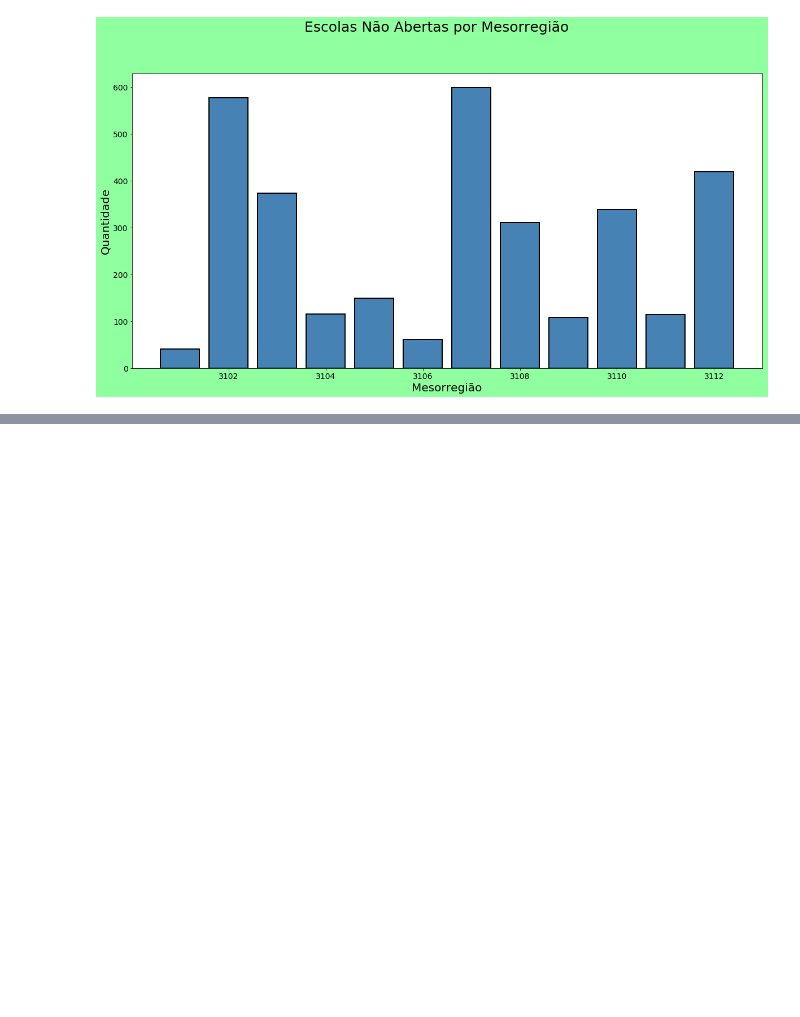
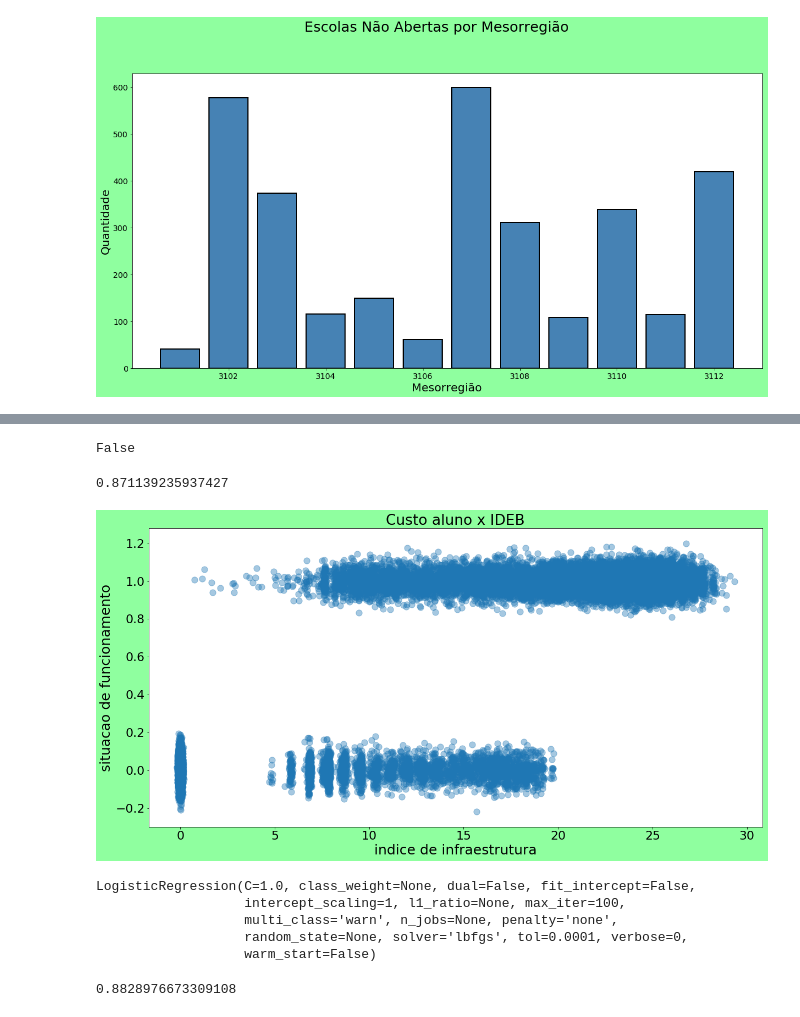
Before and after one commit to martimallow/escola_fechada, a Jupyter notebook: primeiras_analises.ipynb, the cells around one changed output, grey strips where cells are left out. Saved outputs shown, nothing was run; the diff lists cells and outputs as text; code cells hidden in the pictures; blank space fills up the shorter version.

Commit message:
modelo logistico funcionando

```diff
--- a/primeiras_analises.ipynb
+++ b/primeiras_analises.ipynb
@@ -47,3 +29,5 @@ Conteudo:
+# %%
+df2010 = pd.read_csv('csv/completa2010_sit2018.csv', sep=','  , engine='python')
 # %%
 fig = plt.figure(figsize = (20, 10))
 fig.patch.set_facecolor('xkcd:mint green')
@@ -105,0 +100,13 @@ bar = ax.bar(w_q[0], w_q[1], color='steelblue',
+# %%
+# BASE 2010
+df2010 = df2010.apply (pd.to_numeric, errors='coerce')
+df2010 = df2010.fillna(0)
+df2010.isnull().values.any()
+# %% [output]
+False
+# %%
+#juntando todo mundo que nao está aberto como 0
+df2010['TP_SITUACAO_FUNCIONAMENTO_y'] = np.where(df2010['TP_SITUACAO_FUNCIONAMENTO_y'] > 1, 0, df2010['TP_SITUACAO_FUNCIONAMENTO_y'])
+# %%
+df2010 = df2010.astype('float64', raise_on_error = False)
+df2010 = df2010.fillna(0)
@@ -105,0 +183,21 @@ bar = ax.bar(w_q[0], w_q[1], color='steelblue',
+# %%
+df2010.TP_SITUACAO_FUNCIONAMENTO_y.corr(df2010.infra)
+#df2010.corrwith(df2010['TP_SITUACAO_FUNCIONAMENTO_y'], axis = 0)
+#0.8710451541366004
+# %% [output]
+0.871139235937427
+# %%
+n = df2010.shape[0]
+
+x = df2010['infra']  + np.random.normal(0, 0.05, size=n)
+y =   df2010['TP_SITUACAO_FUNCIONAMENTO_y'] + np.random.normal(0, 0.05, size=n)
+
+fig = plt.figure(figsize = (20, 10))
+fig.patch.set_facecolor('xkcd:mint green')
+plt.scatter(x, y, s=np.pi*40, alpha=0.4)
+plt.title('Custo aluno x IDEB')
+plt.ylabel('situacao de funcionamento',fontsize=25)
+plt.xlabel('indice de infraestrutura',fontsize=25)
+plt.show()
+# %% [output]
+[figure, added]
@@ -105,0 +207,18 @@ bar = ax.bar(w_q[0], w_q[1], color='steelblue',
+# %%
+#escolhendo parametros
+
+X = df2010['infra'].values.reshape(-1, 1)
+Y = df2010['TP_SITUACAO_FUNCIONAMENTO_y']
+# loss = log, logistic
+# penalty = none, sem regularizar
+# fit_intercept = false, colocamos na marra em X já um intercepto
+# penalty == none pois não vamos regularizar
+# solver indica como o sklearn vai otimizar
+model = LogisticRegression(penalty='none', fit_intercept=False, solver='lbfgs')
+model.fit(X,Y ) ### Execute gradiente descendente!!!
+# %% [output]
+LogisticRegression(C=1.0, class_weight=None, dual=False, fit_intercept=False,
+                   intercept_scaling=1, l1_ratio=None, max_iter=100,
+                   multi_class='warn', n_jobs=None, penalty='none',
+                   random_state=None, solver='lbfgs', tol=0.0001, verbose=0,
+                   warm_start=False)
@@ -105,0 +233,5 @@ bar = ax.bar(w_q[0], w_q[1], color='steelblue',
+# %%
+score = model.score(X_test, Y_test)
+print(score)
+# %% [output]
+0.8828976673309108
```
Also changed, not shown: parts of 15 cells of this notebook, 3 other files.
